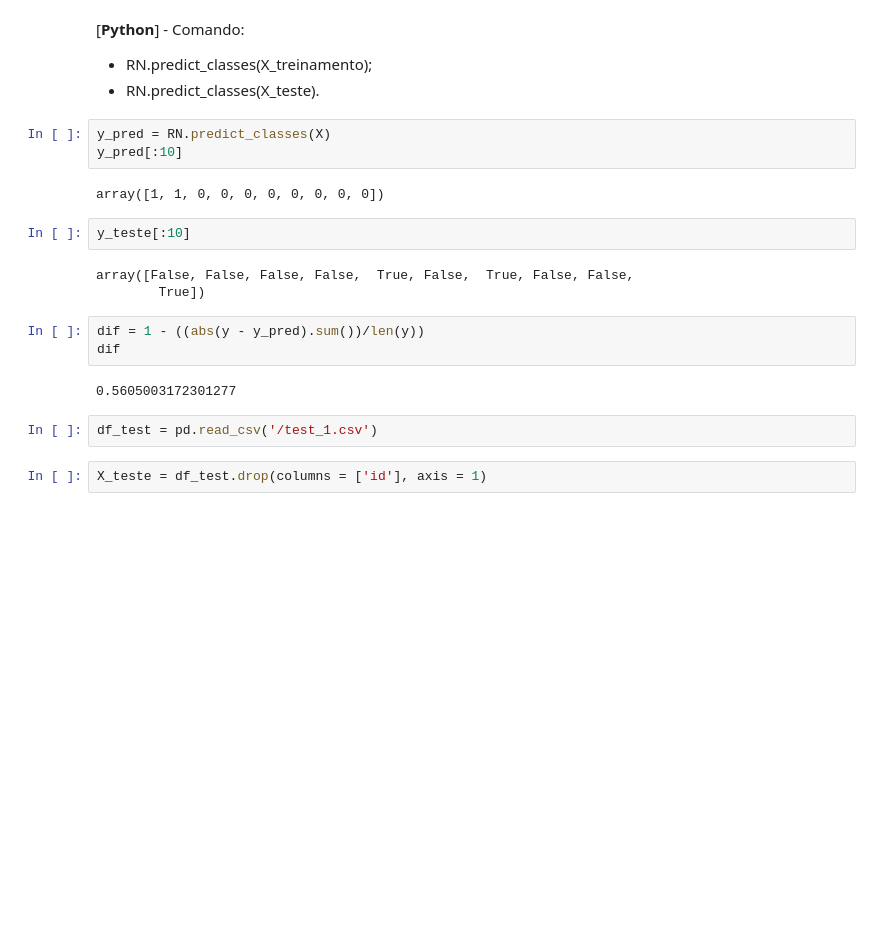
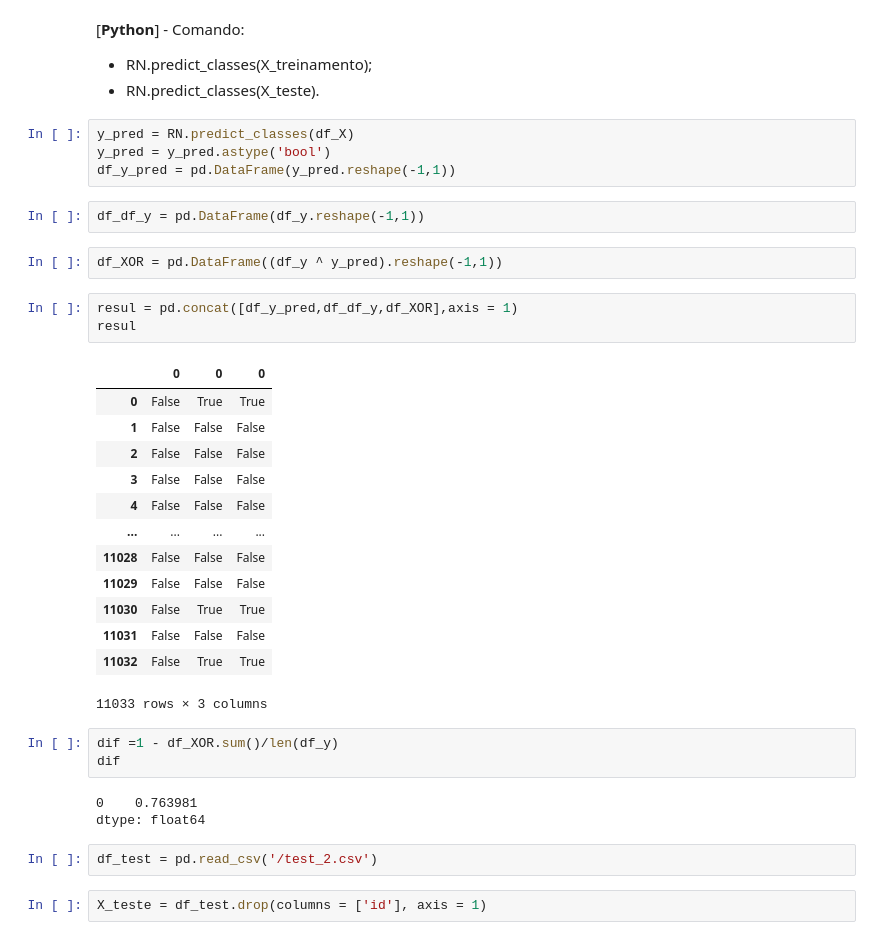
Before and after one commit to flavianacif/DSWP, a Jupyter notebook: RFB_RN.ipynb, the cells around one changed output. Saved outputs shown, nothing was run; the diff lists cells and outputs as text; blank space fills up the shorter version.

```diff
--- a/RFB_RN.ipynb
+++ b/RFB_RN.ipynb
@@ -345,23 +351,39 @@ No entanto, obtivemos uma acurácia razoável com a Rede Neural _baseline_. Port
 [**Python**] - Comando:
 * RN.predict_classes(X_treinamento);
 * RN.predict_classes(X_teste).
-# %%
-y_pred = RN.predict_classes(X)
-y_pred[:10]
-# %% [output]
-array([1, 1, 0, 0, 0, 0, 0, 0, 0, 0])
-# %%
-y_teste[:10]
-# %% [output]
-array([False, False, False, False,  True, False,  True, False, False,
-        True])
+# %%
+y_pred = RN.predict_classes(df_X)
+y_pred = y_pred.astype('bool')
+df_y_pred = pd.DataFrame(y_pred.reshape(-1,1))
+# %%
+df_df_y = pd.DataFrame(df_y.reshape(-1,1))
+# %%
+df_XOR = pd.DataFrame((df_y ^ y_pred).reshape(-1,1))
+# %%
+resul = pd.concat([df_y_pred,df_df_y,df_XOR],axis = 1)
+resul
+# %% [output]
+|  | 0 | 0 | 0 |
+| 0 | False | True | True |
+| 1 | False | False | False |
+| 2 | False | False | False |
+| 3 | False | False | False |
+| 4 | False | False | False |
+| ... | ... | ... | ... |
+| 11028 | False | False | False |
+| 11029 | False | False | False |
+| 11030 | False | True | True |
+| 11031 | False | False | False |
+| 11032 | False | True | True |
+11033 rows × 3 columns
 # %%
-dif = 1 - ((abs(y - y_pred).sum())/len(y))
+dif =1 - df_XOR.sum()/len(df_y)
 dif
 # %% [output]
-0.5605003172301277
+0    0.763981
+dtype: float64
 # %%
-df_test = pd.read_csv('/test_1.csv')
+df_test = pd.read_csv('/test_2.csv')
 # %%
 X_teste = df_test.drop(columns = ['id'], axis = 1)
 # %%
```
Also changed, not shown: parts of 18 cells of this notebook.
